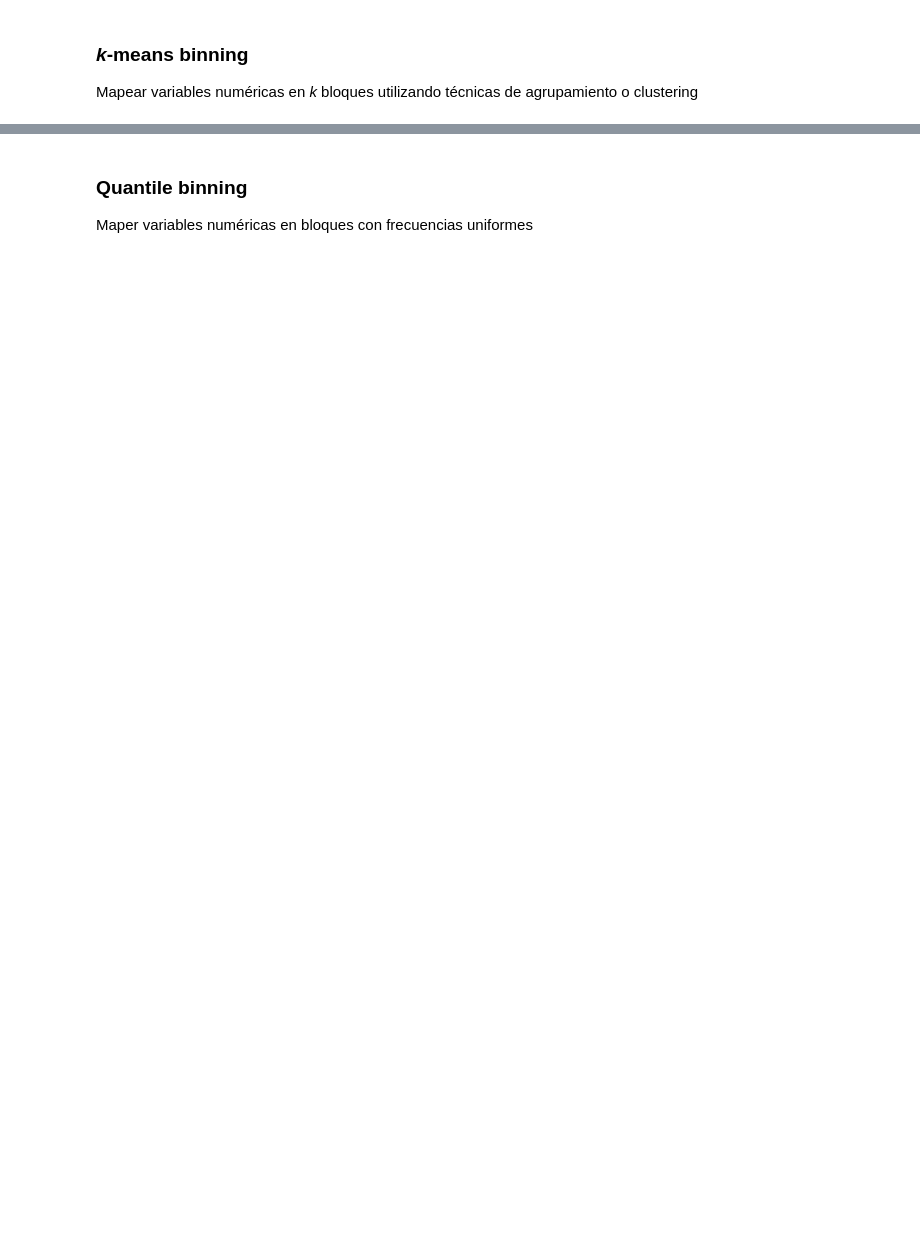
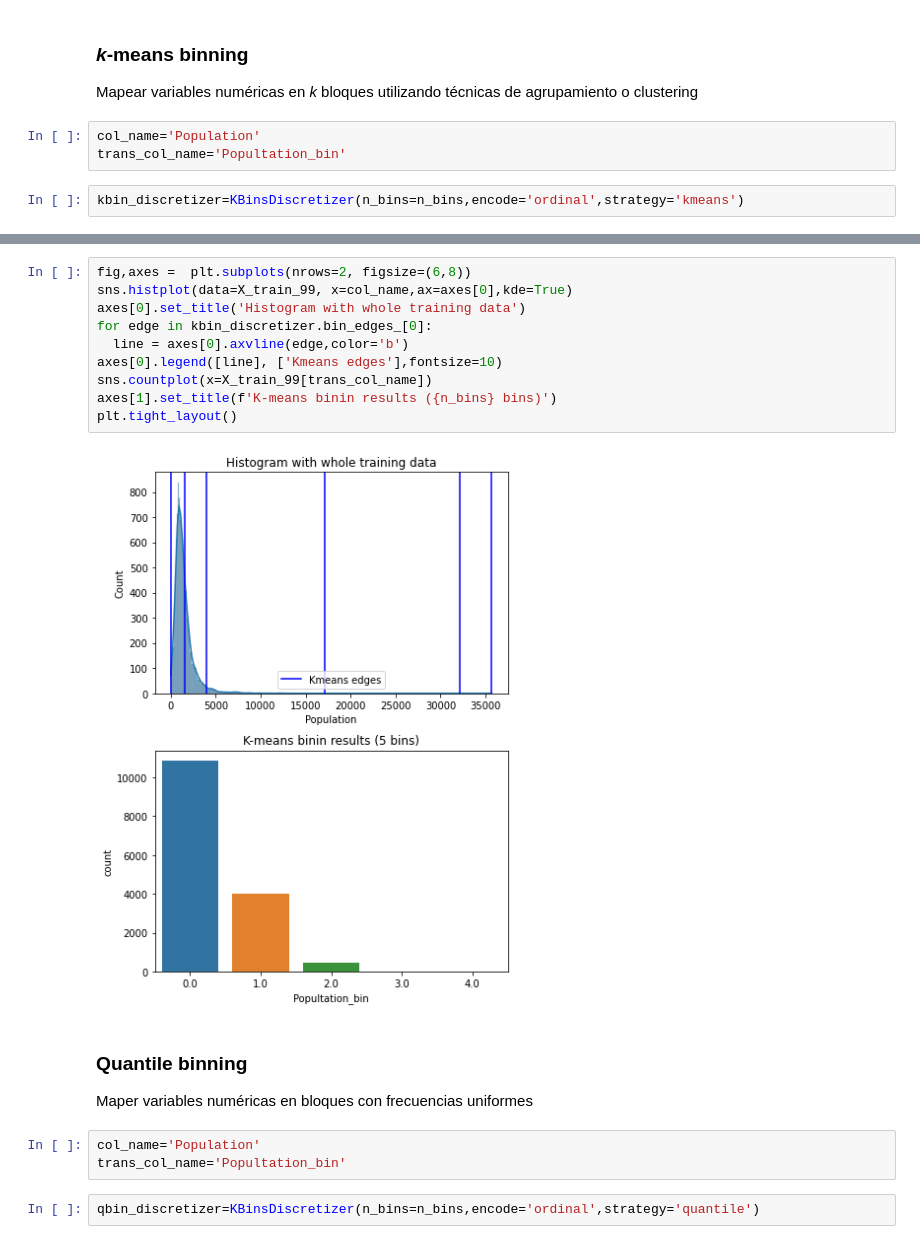
Before and after one commit to colombian/Demo-octogato, a Jupyter notebook: DS6011_HT03.ipynb, the cells around one changed output, grey strips where cells are left out. Drawn from its saved outputs; the diff is of its cells as text; blank space fills up the shorter version.

```diff
--- a/DS6011_HT03.ipynb
+++ b/DS6011_HT03.ipynb
@@ -343,3 +426,8 @@ Mapear variables numéricas en bloques uniformes
 
 
 Mapear variables numéricas en *k* bloques utilizando técnicas de agrupamiento o clustering
+# %%
+col_name='Population'
+trans_col_name='Popultation_bin'
+# %%
+kbin_discretizer=KBinsDiscretizer(n_bins=n_bins,encode='ordinal',strategy='kmeans')
@@ -346,4 +447,21 @@ Mapear variables numéricas en *k* bloques utilizando técnicas de agrupamiento
+# %%
+fig,axes =  plt.subplots(nrows=2, figsize=(6,8))
+sns.histplot(data=X_train_99, x=col_name,ax=axes[0],kde=True)
+axes[0].set_title('Histogram with whole training data')
+for edge in kbin_discretizer.bin_edges_[0]:
+  line = axes[0].axvline(edge,color='b')
+axes[0].legend([line], ['Kmeans edges'],fontsize=10)
+sns.countplot(x=X_train_99[trans_col_name])
+axes[1].set_title(f'K-means binin results ({n_bins} bins)')
+plt.tight_layout()
+# %% [output]
+[figure, added]
 # %% [markdown]
 ### Quantile binning
 
 Maper variables numéricas en bloques con frecuencias uniformes
+# %%
+col_name='Population'
+trans_col_name='Popultation_bin'
+# %%
+qbin_discretizer=KBinsDiscretizer(n_bins=n_bins,encode='ordinal',strategy='quantile')
```
Also changed, not shown: parts of 24 cells of this notebook.
